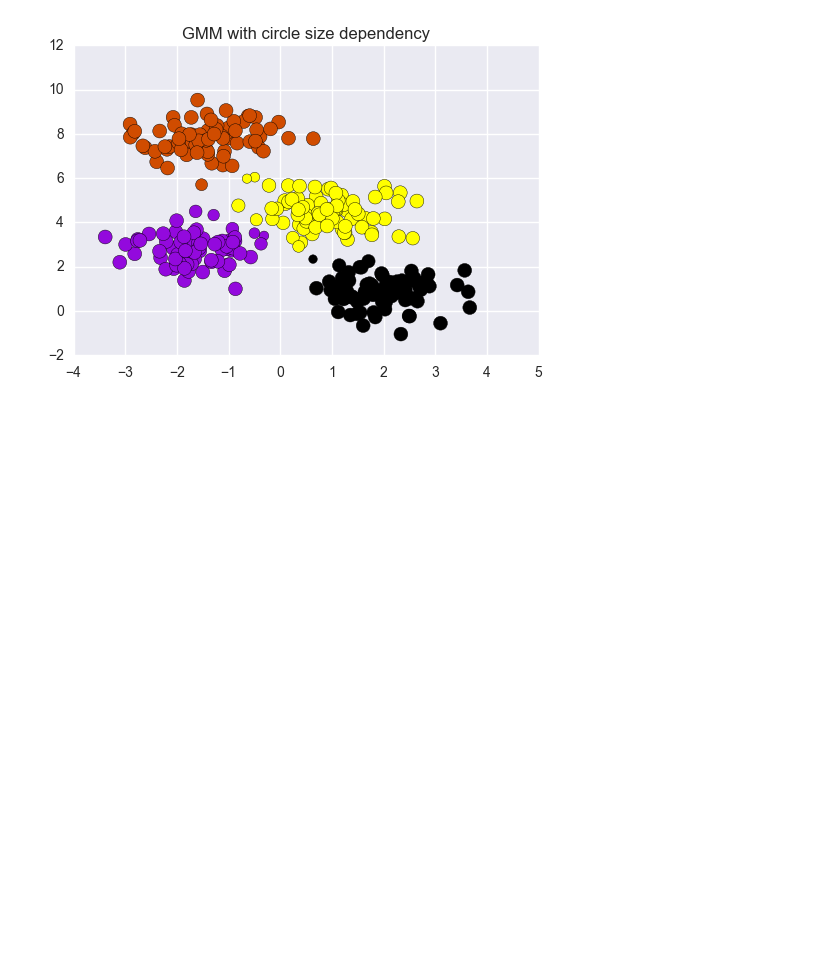
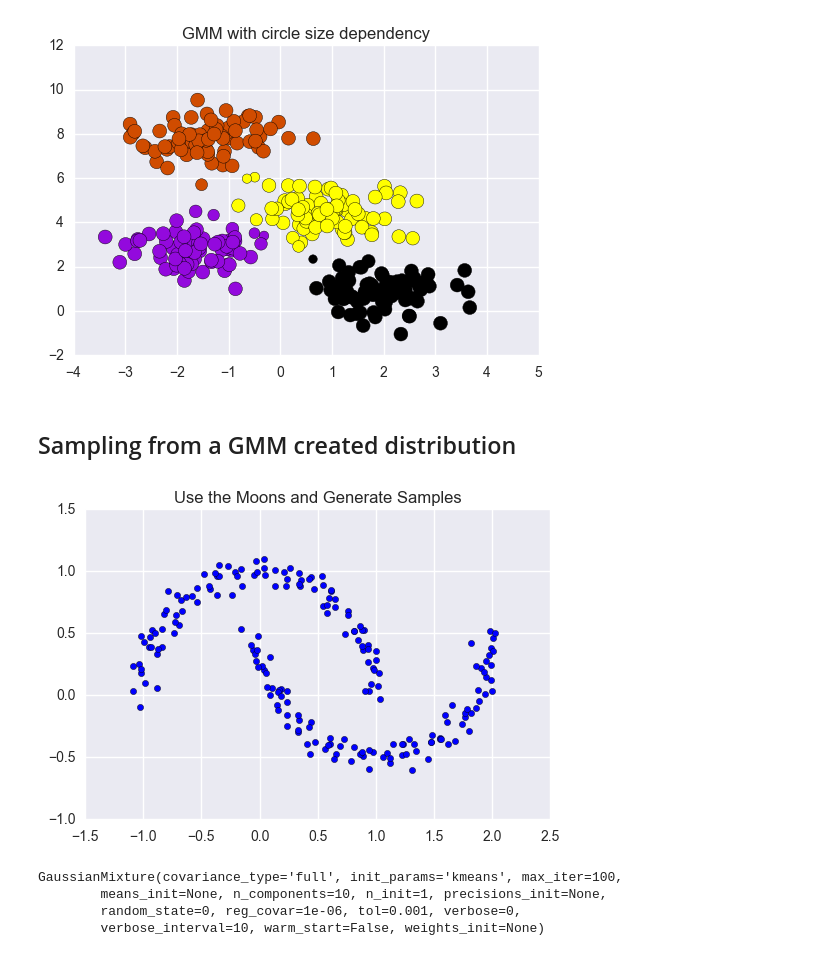
Before and after one commit to girishmodgil/compute-code, a Jupyter notebook: eigenvalues_and_clustering.ipynb, the cells around one changed output. Drawn from its saved outputs; the diff is of its cells as text; code cells hidden in the pictures; blank space fills up the shorter version.

Commit message:
Update eigenvalues_and_clustering.ipynb
GMM exercise for arbitray distribution

```diff
--- a/eigenvalues_and_clustering.ipynb
+++ b/eigenvalues_and_clustering.ipynb
@@ -280,3 +280,22 @@ plt.title('GMM with circle size dependency')
 plt.show()
 # %% [output]
 [figure]
+# %% [markdown]
+## Sampling from a GMM created distribution ##
+# %%
+from sklearn.datasets import make_moons
+X, y = make_moons(200, noise=.06, random_state=0)
+# %%
+plt.scatter(X[:,0],X[:,1])
+plt.title('Use the Moons and Generate Samples')
+plt.show()
+# %% [output]
+[figure, added]
+# %%
+gmm_moon = GaussianMixture(n_components=10, covariance_type='full', random_state=0)
+gmm_moon.fit(X)
+# %% [output]
+GaussianMixture(covariance_type='full', init_params='kmeans', max_iter=100,
+        means_init=None, n_components=10, n_init=1, precisions_init=None,
+        random_state=0, reg_covar=1e-06, tol=0.001, verbose=0,
+        verbose_interval=10, warm_start=False, weights_init=None)
```
Also changed, not shown: parts of 2 cells of this notebook.
